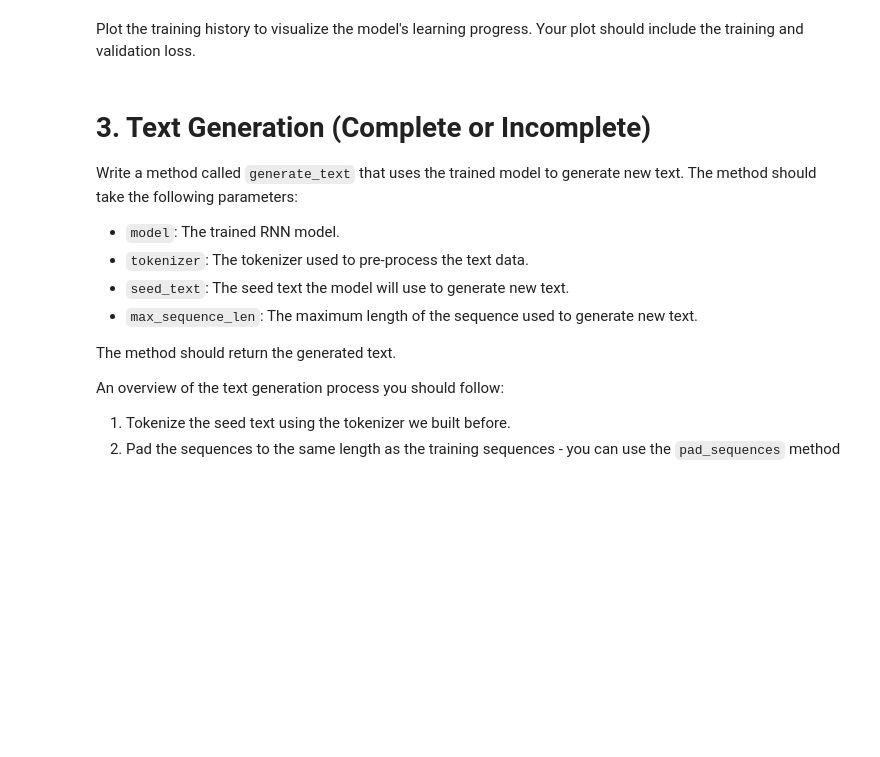
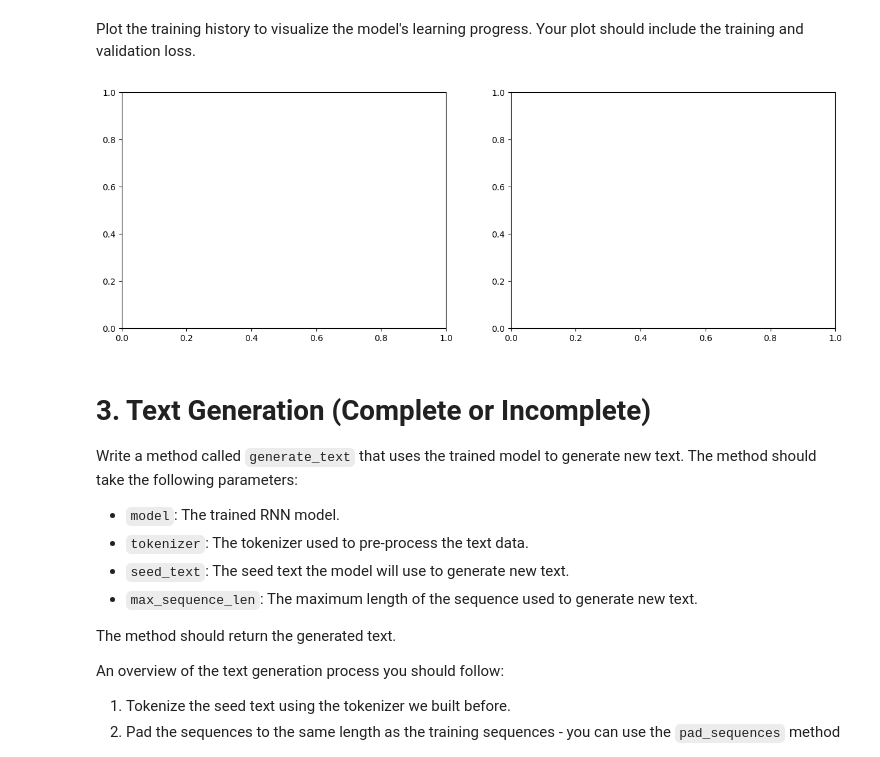
Before and after one commit to teresa-le/deep_learning, a Jupyter notebook: 02_activities/assignments/assignment_2.ipynb, the cells around one changed output. Cells and saved outputs as stored; diff of their text form; code cells hidden in the pictures; blank space fills up the shorter version.

```diff
--- a/02_activities/assignments/assignment_2.ipynb
+++ b/02_activities/assignments/assignment_2.ipynb
@@ -98,3 +152,20 @@ y = []
+# %%
+SEQ_LENGTH = 64 # Choose an appropriate sequence length
+
+# Convert the text to a list of sequences of numbers
+sequences = tokenizer.texts_to_sequences([text])
+
+import numpy as np
+from tensorflow.keras.preprocessing.sequence import pad_sequences
+
+# Generate the training sequences
+X = []
+y = []
+
+for i in range(SEQ_LENGTH, len(sequences[0])):
+    # Create sliding window sequences of length SEQ_LENGTH
+    X.append(sequences[0][i-SEQ_LENGTH:i])  # Input sequence (last SEQ_LENGTH tokens)
+    y.append(sequences[0][i])               # Target (next token)
 # %% [markdown]
 Assuming your sequences are stored in `X` and the corresponding targets in `y`, the following line should print the first training sequence and its target:
 # %%
@@ -150,10 +224,17 @@ Define the architecture of your RNN model. You can design it however you like, b
 *   A dense layer with a softmax activation function. This layer will output a probability distribution over the vocabulary, so that the model can make predictions about the next token.
 # %%
 from keras.models import Sequential
-from keras.layers import Embedding, LSTM, Dense
+from keras.layers import Embedding, LSTM, Dense, GlobalAveragePooling1D
+
+EMBEDDING_DIM = 100
+num_words = VOCAB_SIZE
+N_CLASSES = 5000
 
 model = Sequential([
-    # Your code here
+    Embedding(num_words, EMBEDDING_DIM, trainable=True),
+    LSTM(128, return_sequences=True),  # Add a recurrent layer
+    GlobalAveragePooling1D(),
+    Dense(N_CLASSES, activation='softmax')
 ])
 
 # Check if the model has layers before trying to print the summary
@@ -173,6 +269,9 @@ Give a short explanation of your choice of loss function and optimizer:
 _your explanation here_
 # %%
 # Your code here
+
+model.compile(loss='categorical_crossentropy',
+              optimizer='adam', metrics=['acc'])
 # %% [markdown]
 ## 2.3 Model Training
 
@@ -182,3 +281,6 @@ Train the model on the training data you've prepared.
 * Store the training history in a variable called `history`.
 # %%
 # Your code here
+
+history = model.fit(X_train, y_train, validation_split=0.1,
+          epochs=5, batch_size=128)
@@ -187,7 +300,14 @@ Plot the training history to visualize the model's learning progress. Your plot
 # %%
 import matplotlib.pyplot as plt
 
 # Your code here
+def plot_training_history(history):
+    # Create a figure with two subplots
+    fig, (ax1, ax2) = plt.subplots(1, 2, figsize=(15, 5))
+
+plot_training_history(history)
+# %% [output]
+[figure, added]
 # %% [markdown]
 # 3. Text Generation (Complete or Incomplete)
 
```
Also changed, not shown: parts of 19 cells of this notebook.
